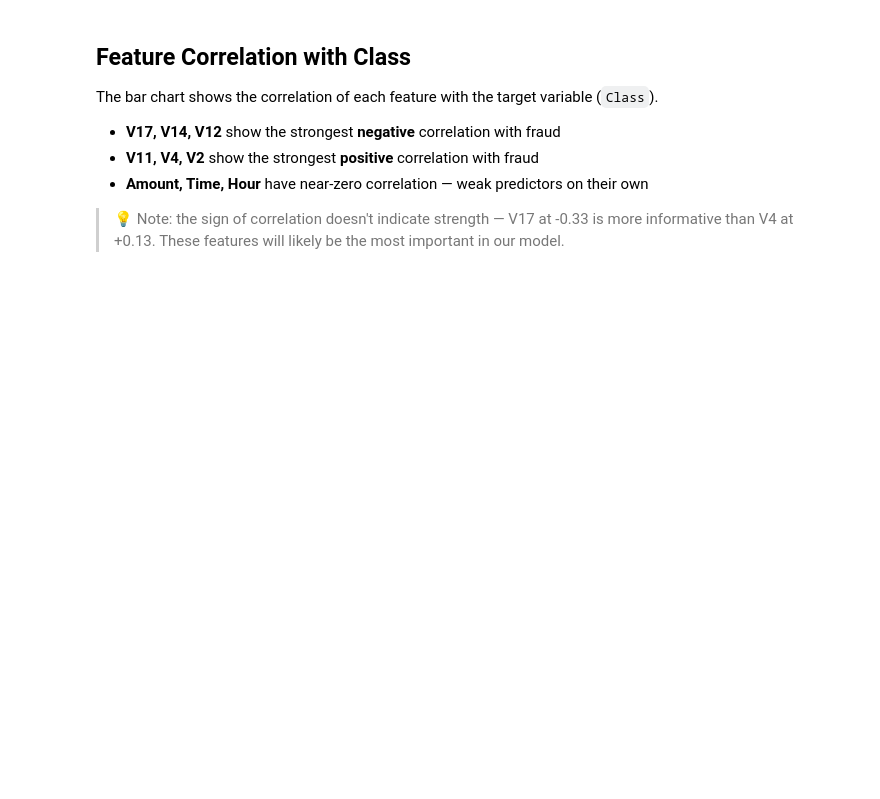
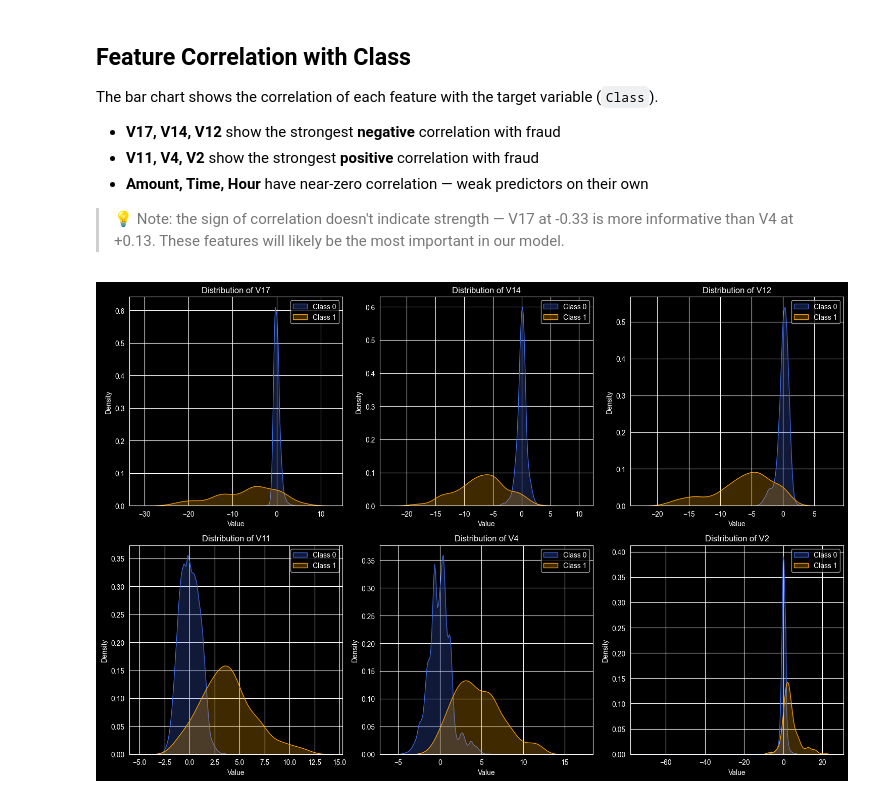
Before and after one commit to DanilRodenko/FraudShield, a Jupyter notebook: notebooks/01_EDA.ipynb, the cells around one changed output. Saved outputs shown, nothing was run; the diff lists cells and outputs as text; code cells hidden in the pictures; blank space fills up the shorter version.

Commit message:
EDA: feature distribution analysis by class

```diff
--- a/notebooks/01_EDA.ipynb
+++ b/notebooks/01_EDA.ipynb
@@ -232,3 +232,28 @@ The bar chart shows the correlation of each feature with the target variable (`C
 > 💡 Note: the sign of correlation doesn't indicate strength — V17 at -0.33
 > is more informative than V4 at +0.13. These features will likely be
 > the most important in our model.
+# %%
+import math
+
+def plot_distributions(legit, fraud, columns):
+    n_cols = 3
+    n_rows = math.ceil(len(columns) / n_cols)
+
+    plt.figure(figsize=(15, 5 * n_rows))
+
+    for i, col in enumerate(columns):
+        plt.subplot(n_rows, n_cols, i + 1)
+        sns.kdeplot(data=legit[col], label='Class 0', fill=True, color='royalblue')
+        sns.kdeplot(data=fraud[col], label='Class 1', fill=True, color='orange')
+        plt.title(f'Distribution of {col}')
+        plt.xlabel('Value')
+        plt.ylabel('Density')
+        plt.legend()
+
+    plt.tight_layout()
+    plt.show()
+
+cols = ["V17", "V14", "V12", "V11", "V4", "V2"]
+plot_distributions(df1, df2, cols)
+# %% [output]
+[figure, added]
```
Also changed, not shown: parts of 1 cell of this notebook.
